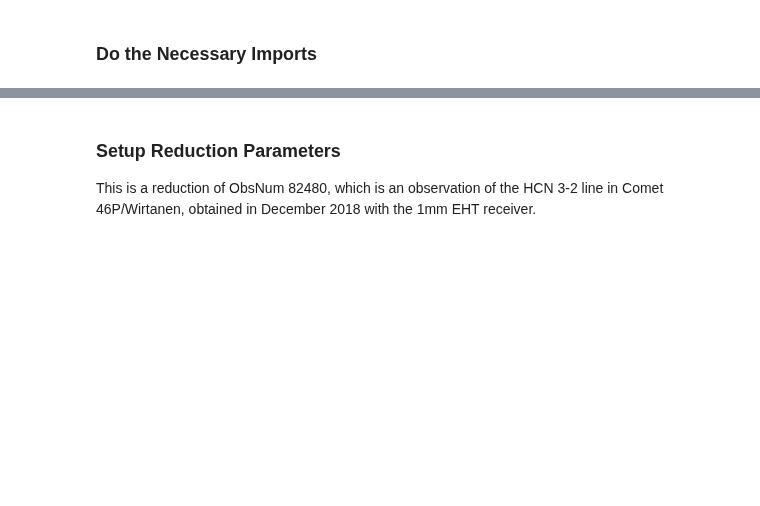
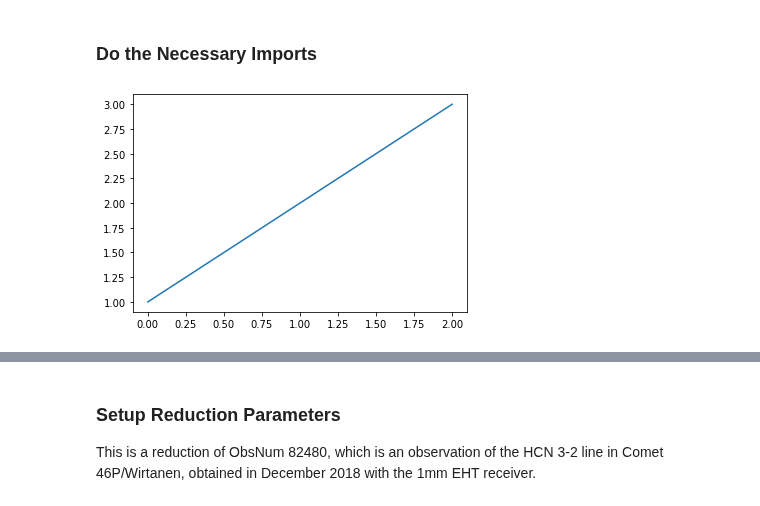
Before and after one commit to lmt-heterodyne/SpectralLineReduction, a Jupyter notebook: PS_EXAMPLE.ipynb, the cells around one changed output, grey strips where cells are left out. Cells and saved outputs as stored; diff of their text form; code cells hidden in the pictures; blank space fills up the shorter version.

```diff
--- a/PS_EXAMPLE.ipynb
+++ b/PS_EXAMPLE.ipynb
@@ -15,4 +15,13 @@ Once the above reduced spectrum is calculated, it may be calibrated by either mu
 $$S_{calibrated} \ = \ S \times T_{sys}$$
 # %% [markdown]
 ### Do the Necessary Imports
+# %%
+# Python Imports
+import os
+import numpy as np
+import matplotlib.pyplot as plt
+
+plt.plot([1,2,3]);
+# %% [output]
+[figure, added]
 # %%
```
Also changed, not shown: parts of 7 cells of this notebook.
